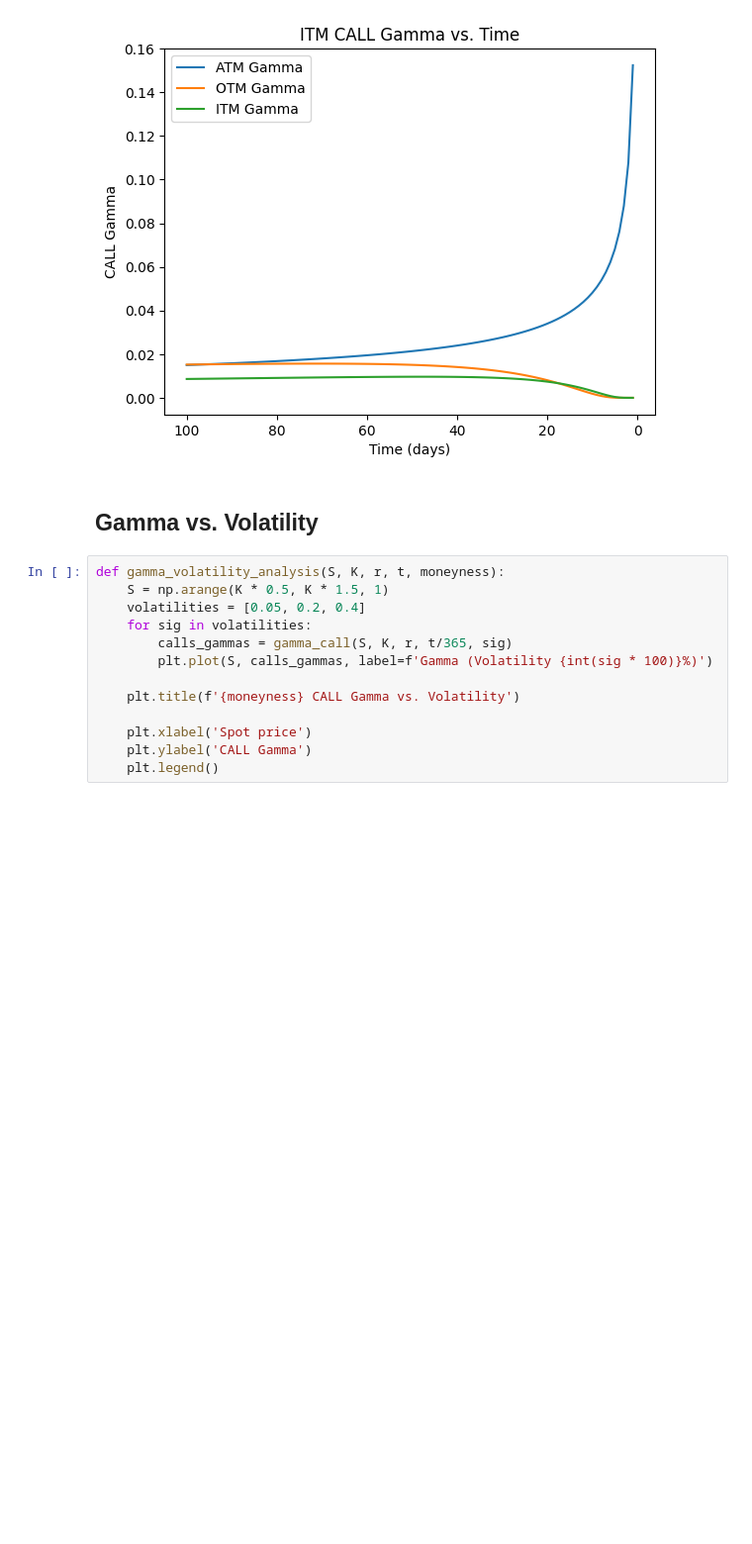
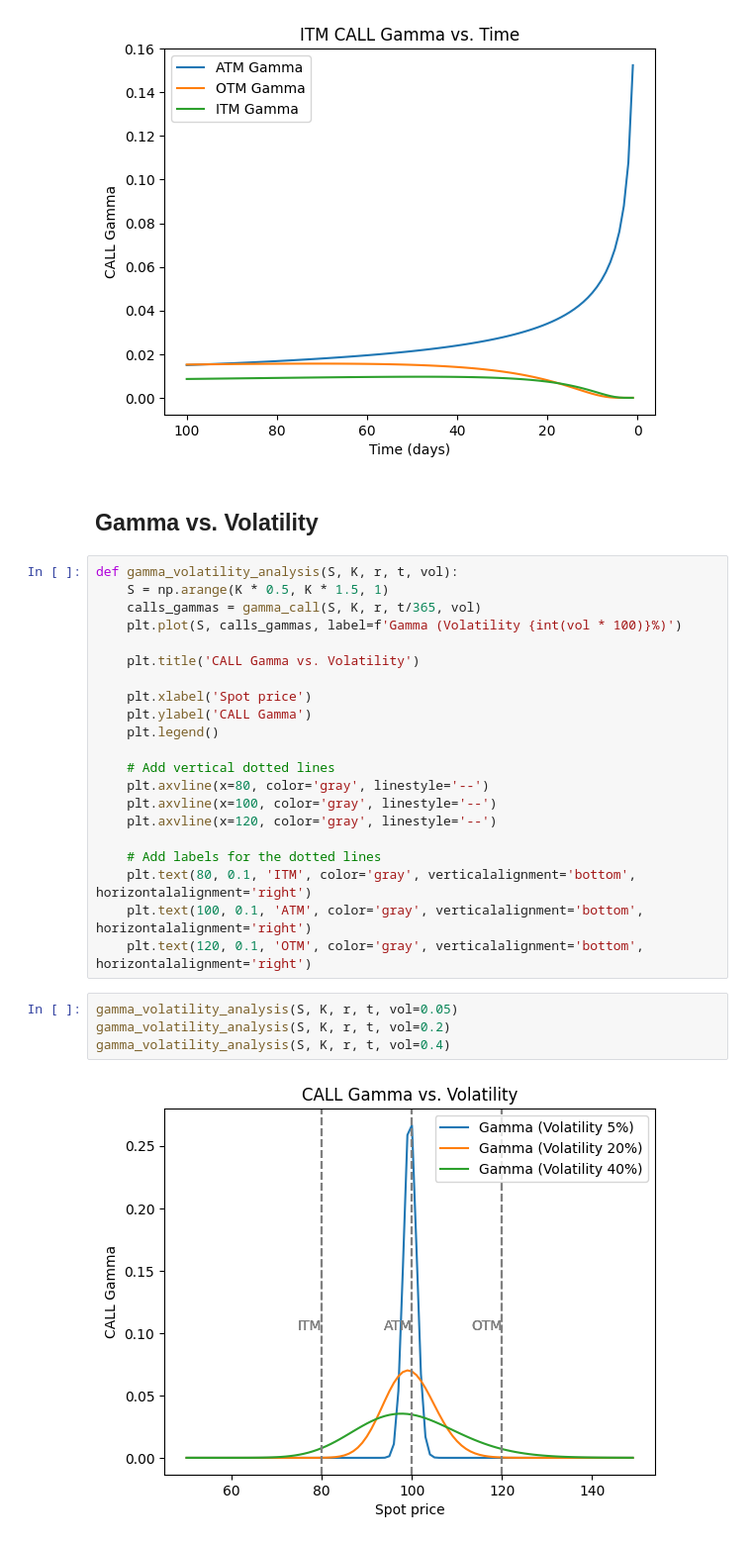
Before and after one commit to jhtkoo0426/options-analysis, a Jupyter notebook: greeks_analysis.ipynb, the cells around one changed output. Shown at 99% size. Drawn from its saved outputs; the diff is of its cells as text; blank space fills up the shorter version.

```diff
--- a/greeks_analysis.ipynb
+++ b/greeks_analysis.ipynb
@@ -171,15 +198,29 @@ gamma_time_analysis(S+20, K, r, sigma, moneyness='ITM')
 # %% [markdown]
 ## Gamma vs. Volatility
 # %%
-def gamma_volatility_analysis(S, K, r, t, moneyness):
+def gamma_volatility_analysis(S, K, r, t, vol):
     S = np.arange(K * 0.5, K * 1.5, 1)
-    volatilities = [0.05, 0.2, 0.4]
-    for sig in volatilities:
-        calls_gammas = gamma_call(S, K, r, t/365, sig)
-        plt.plot(S, calls_gammas, label=f'Gamma (Volatility {int(sig * 100)}%)')
+    calls_gammas = gamma_call(S, K, r, t/365, vol)
+    plt.plot(S, calls_gammas, label=f'Gamma (Volatility {int(vol * 100)}%)')
 
-    plt.title(f'{moneyness} CALL Gamma vs. Volatility')
+    plt.title('CALL Gamma vs. Volatility')
 
     plt.xlabel('Spot price')
     plt.ylabel('CALL Gamma')
     plt.legend()
+
+    # Add vertical dotted lines
+    plt.axvline(x=80, color='gray', linestyle='--')
+    plt.axvline(x=100, color='gray', linestyle='--')
+    plt.axvline(x=120, color='gray', linestyle='--')
+
+    # Add labels for the dotted lines
+    plt.text(80, 0.1, 'ITM', color='gray', verticalalignment='bottom', horizontalalignment='right')
+    plt.text(100, 0.1, 'ATM', color='gray', verticalalignment='bottom', horizontalalignment='right')
+    plt.text(120, 0.1, 'OTM', color='gray', verticalalignment='bottom', horizontalalignment='right')
+# %%
+gamma_volatility_analysis(S, K, r, t, vol=0.05)
+gamma_volatility_analysis(S, K, r, t, vol=0.2)
+gamma_volatility_analysis(S, K, r, t, vol=0.4)
+# %% [output]
+[figure, added]
```
Also changed, not shown: parts of 24 cells of this notebook.
